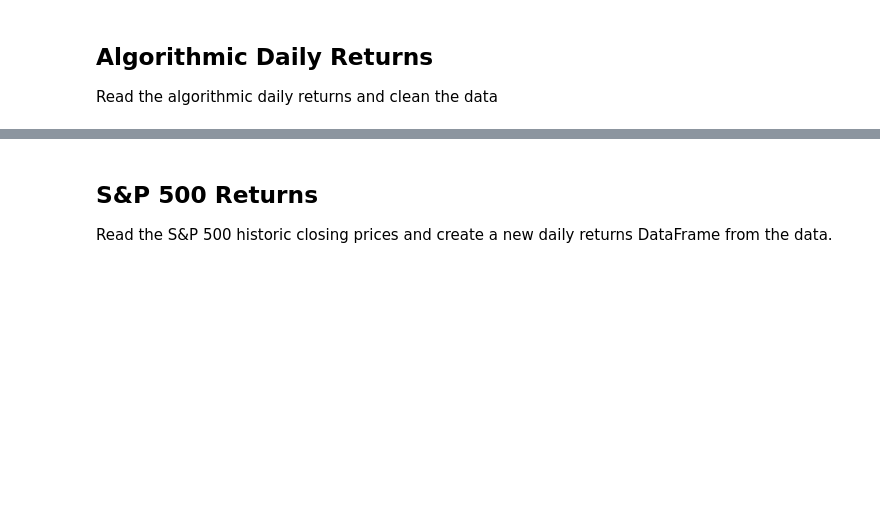
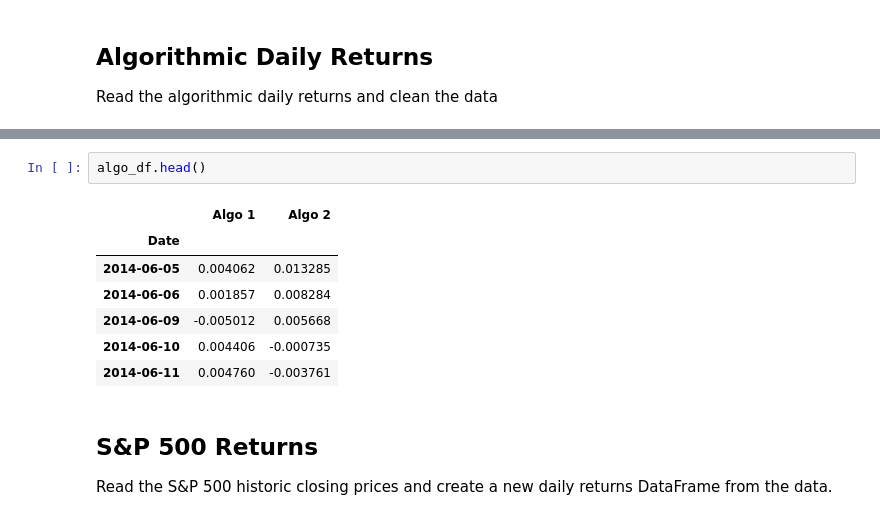
Before and after one commit to joeyh2/portfolio-analysis, a Jupyter notebook: whale_analysis.ipynb, the cells around one changed output, grey strips where cells are left out. Drawn from its saved outputs; the diff is of its cells as text; blank space fills up the shorter version.

```diff
--- a/whale_analysis.ipynb
+++ b/whale_analysis.ipynb
@@ -85,3 +97,13 @@ pandas.core.indexes.datetimes.DatetimeIndex
+# %%
+algo_df.head()
+# %% [output]
+|  | Algo 1 | Algo 2 |
+| Date |  |  |
+| 2014-06-05 | 0.004062 | 0.013285 |
+| 2014-06-06 | 0.001857 | 0.008284 |
+| 2014-06-09 | -0.005012 | 0.005668 |
+| 2014-06-10 | 0.004406 | -0.000735 |
+| 2014-06-11 | 0.004760 | -0.003761 |
 # %% [markdown]
 ## S&P 500 Returns
 
```
Also changed, not shown: parts of 12 cells of this notebook.
